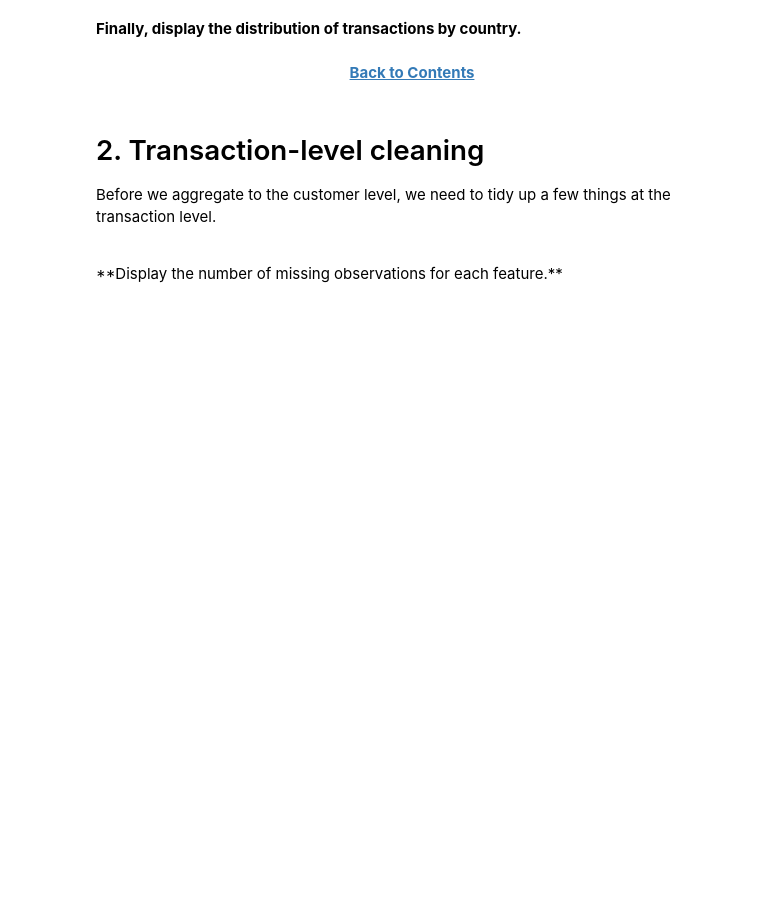
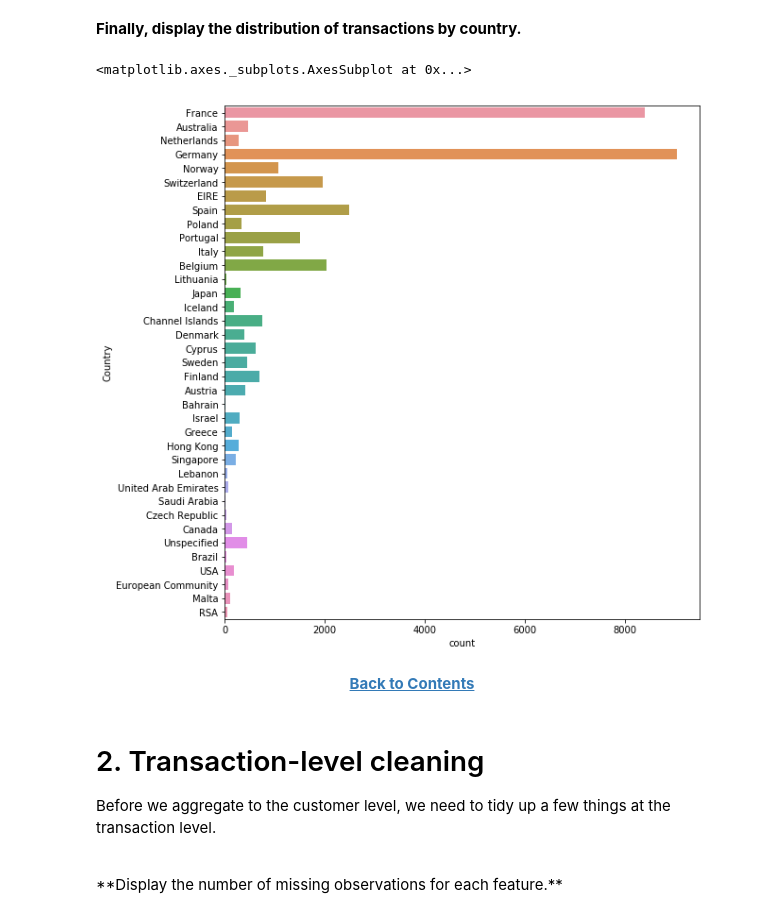
Before and after one commit to baskoroi/elite-ml, a Jupyter notebook: workbooks/project-4/Module 1 - Data Wrangling.ipynb, the cells around one changed output. Cells and saved outputs as stored; diff of their text form; code cells hidden in the pictures; blank space fills up the shorter version.

Commit message:
Finished project 4 - module 1

```diff
--- a/workbooks/project-4/Module 1 - Data Wrangling.ipynb
+++ b/workbooks/project-4/Module 1 - Data Wrangling.ipynb
@@ -53,6 +54,7 @@ Next, let's import the dataset.
 * The file path is <code style="color:crimson">'project_files/int_online_tx.csv'</code>
 # %%
 # Load international online transactions data from CSV
+csv = pd.read_csv('project_files/int_online_tx.csv')
 # %% [markdown]
 Now we're ready to jump into wrangling the data!
 # %% [markdown]
@@ -73,9 +96,13 @@ Even though we eventually want customer-level data, it's still helpful to do som
 **Finally, display the distribution of transactions by country.**
 # %%
 # Make figsize 6x7
-
+plt.figure(figsize=(9, 10))
 
 # Bar plot by country
+sns.countplot(data=csv, y="Country")
+# %% [output]
+<matplotlib.axes._subplots.AxesSubplot at 0x...>
+[figure, added]
 # %% [markdown]
 <div style="text-align:center; margin: 40px 0 40px 0; font-weight:bold">
 <a href="#toc">Back to Contents</a>
```
Also changed, not shown: parts of 17 cells of this notebook, 2 other files.
